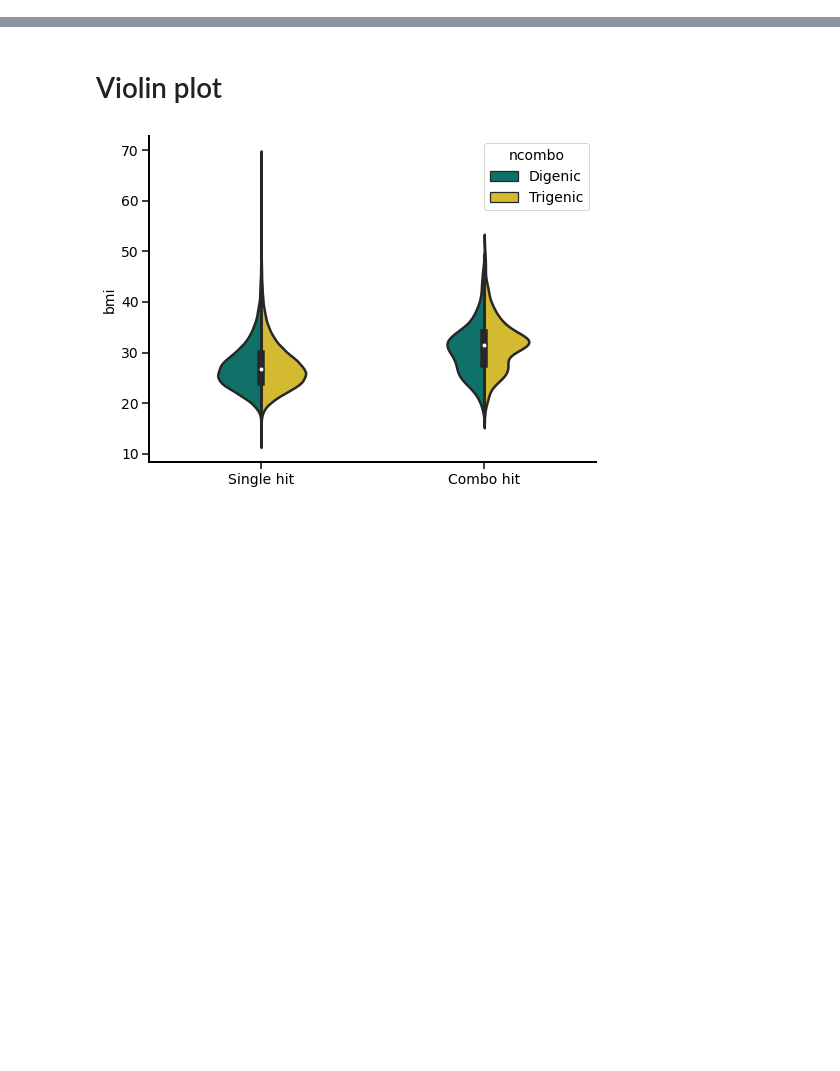
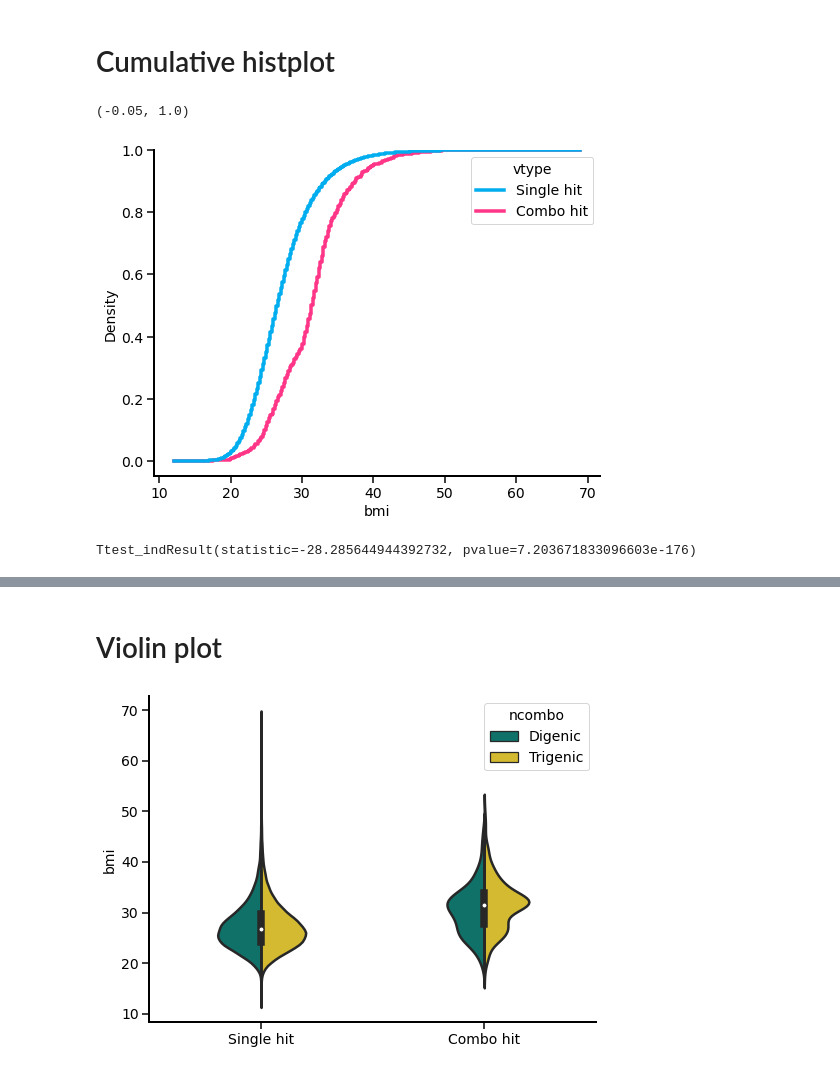
Before and after one commit to deeprob/ukb_bmi, a Jupyter notebook: 4_characterization/white_british/notebooks/2_single_hit_vs_combos.ipynb, the cells around one changed output, grey strips where cells are left out. Cells and saved outputs as stored; diff of their text form; code cells hidden in the pictures; blank space fills up the shorter version.

Commit message:
variant-class-combo2vs3-hit

```diff
--- a/4_characterization/white_british/notebooks/2_single_hit_vs_combos.ipynb
+++ b/4_characterization/white_british/notebooks/2_single_hit_vs_combos.ipynb
@@ -13,3 +13,28 @@ from matplotlib.backends.backend_pdf import PdfPages
 # %%
 oligo_table = "../data/oligogenic/oligo_table.csv"
 oligo_df = pd.read_csv(oligo_table)
+# %% [markdown]
+# Cumulative histplot
+# %%
+
+
+# Define Canvas
+fig,ax = plt.subplots(1, 1, figsize=(8, 6))
+
+sns.histplot(
+    data=oligo_df,
+    x="bmi", hue="vtype",
+    hue_order=["Single hit", "Combo hit"],
+    palette=["#00ADEE", "#FF3688", ],
+    log_scale=False, element="step", fill=False,
+    cumulative=True, stat="density", common_norm=False,
+    linewidth=3.5,ax=ax
+)
+
+# Remove Spines
+ax.spines['right'].set_visible(False)
+ax.spines['top'].set_visible(False)
+ax.set_ylim(-0.05, 1.0)
+# %% [output]
+(-0.05, 1.0)
+[figure, added]
@@ -15,0 +44,4 @@ oligo_df = pd.read_csv(oligo_table)
+# %%
+ttest_ind(single_hit_pheno.bmi, combo_hit_pheno.bmi, alternative="less")
+# %% [output]
+Ttest_indResult(statistic=-28.285644944392732, pvalue=7.203671833096603e-176)
```
Also changed, not shown: parts of 4 cells of this notebook, 18 other files.
